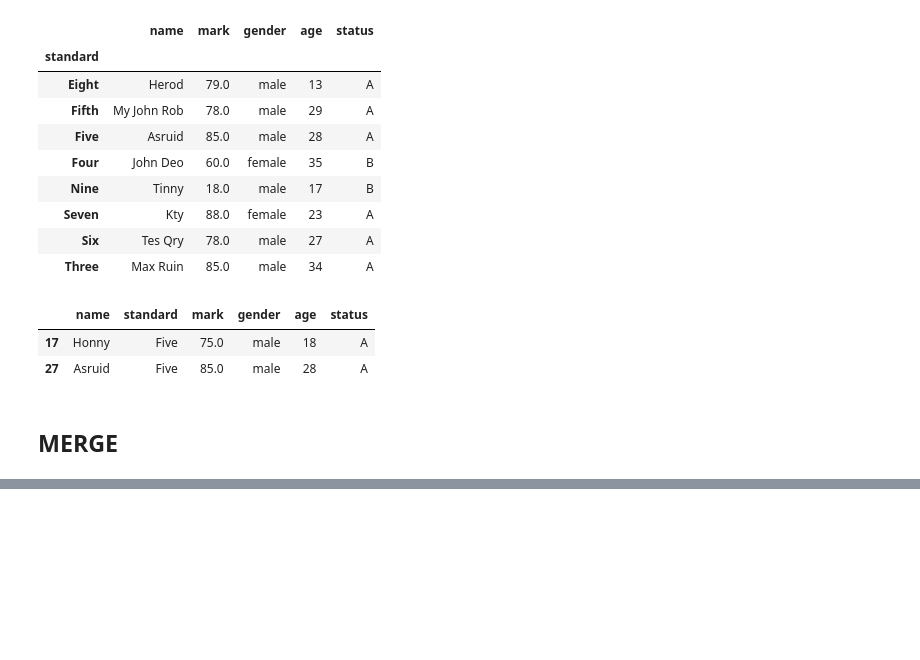
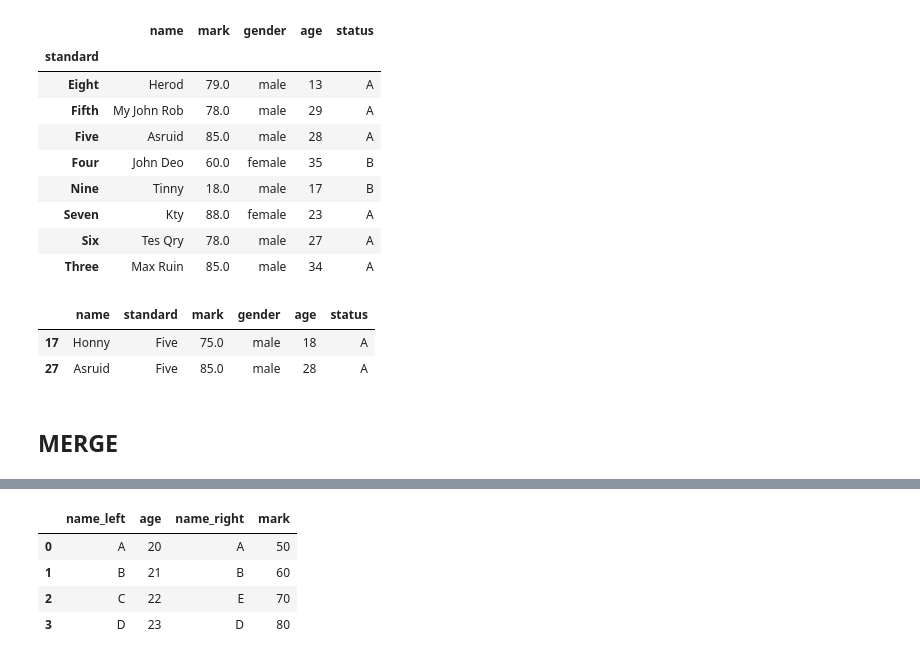
Before and after one commit to amrit-fuse/python, a Jupyter notebook: Pandas_practise.ipynb, the cells around one changed output, grey strips where cells are left out. Drawn from its saved outputs; the diff is of its cells as text; code cells hidden in the pictures; blank space fills up the shorter version.

```diff
--- a/Pandas_practise.ipynb
+++ b/Pandas_practise.ipynb
@@ -737,0 +766,4 @@ df3.head()
+# %%
+# append()  used to append rows to dataframe
+df5=df1.append(df2, ignore_index=True) # ignore_index=True means ignore index of df1 and df2 and create new index
+df5.head()
@@ -737,0 +777,12 @@ df3.head()
+# %%
+#join used to join two dataframes
+# df6=df1.join(df2, lsuffix='_left', rsuffix='_right') # lsuffix and rsuffix are suffixes for columns with same name
+df6=df1.join(df2, lsuffix='_left', rsuffix='_right', how='outer') # outer join
+
+df6.head()
+# %% [output]
+|  | name_left | age | name_right | mark |
+| 0 | A | 20 | A | 50 |
+| 1 | B | 21 | B | 60 |
+| 2 | C | 22 | E | 70 |
+| 3 | D | 23 | D | 80 |
```
Also changed, not shown: parts of 14 cells of this notebook, 3 other files.
